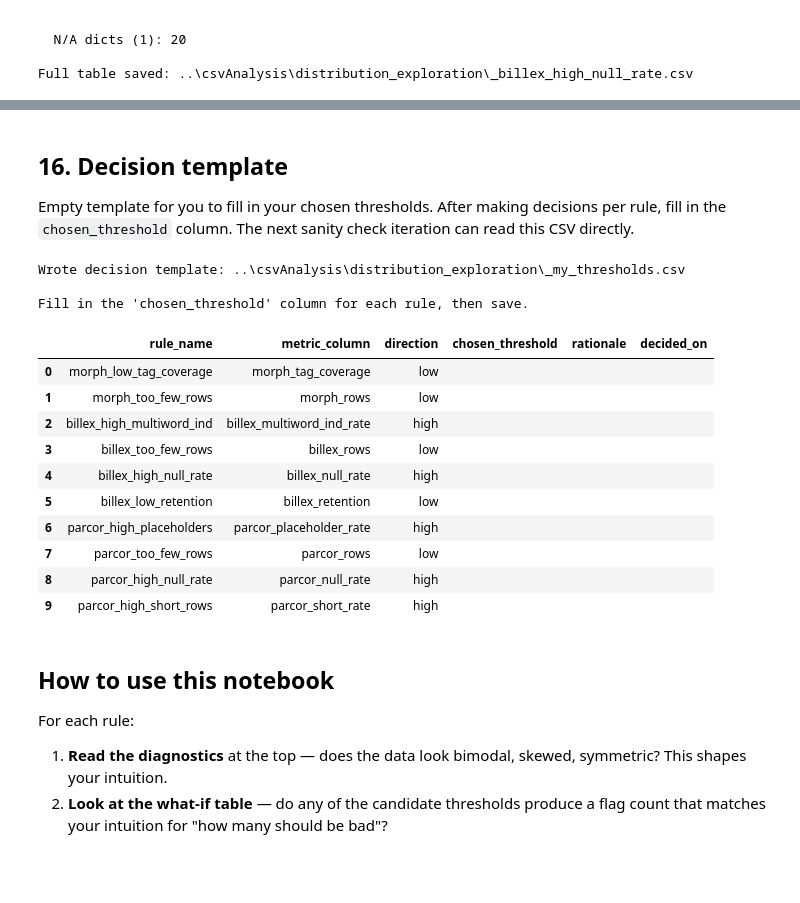
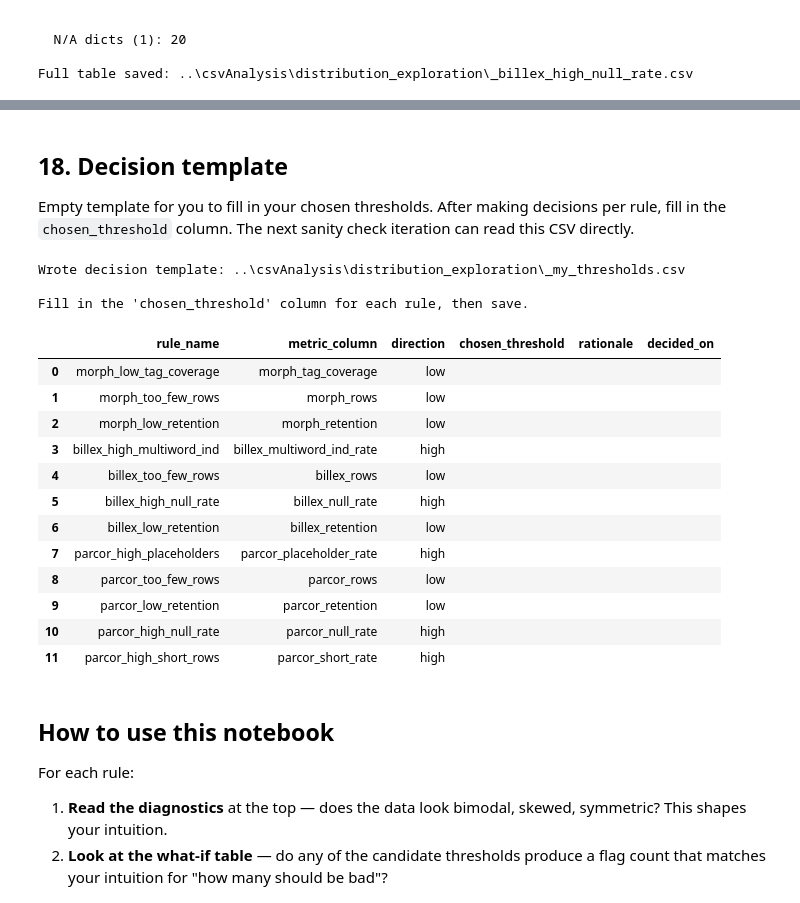
Before and after one commit to Pradiptaa/tugas-akhir-data-mining, a Jupyter notebook: TAEkstraksiKamus/postProcessing/Distribution Explorer.ipynb, the cells around one changed output, grey strips where cells are left out. Cells and saved outputs as stored; diff of their text form; code cells hidden in the pictures; blank space fills up the shorter version.

```diff
--- a/TAEkstraksiKamus/postProcessing/Distribution Explorer.ipynb
+++ b/TAEkstraksiKamus/postProcessing/Distribution Explorer.ipynb
@@ -513,0 +527,14 @@ Full table saved: ..\csvAnalysis\distribution_exploration\_morph_too_few_rows.cs
+# %%
+# Compute morph_retention if not already in metrics_df
+if "morph_retention" not in metrics_df.columns:
+    metrics_df["morph_retention"] = np.where(
+        metrics_df["prep_rows"] >= RETENTION_MIN_PREP_ROWS,
+        metrics_df["morph_rows"] / metrics_df["prep_rows"],
+        np.nan
+    )
+
+explore_rule(
+    rule_name="morph_low_retention",
+    metric_col="morph_retention",
+    direction="low",
+)
@@ -801,0 +876,14 @@ Full table saved: ..\csvAnalysis\distribution_exploration\_parcor_too_few_rows.c
+# %%
+# Compute parcor_retention if not already in metrics_df
+if "parcor_retention" not in metrics_df.columns:
+    metrics_df["parcor_retention"] = np.where(
+        metrics_df["prep_rows"] >= RETENTION_MIN_PREP_ROWS,
+        metrics_df["parcor_rows"] / metrics_df["prep_rows"],
+        np.nan
+    )
+
+explore_rule(
+    rule_name="parcor_low_retention",
+    metric_col="parcor_retention",
+    direction="low",
+)
@@ -925,41 +1213,43 @@ Wrote: ..\csvAnalysis\distribution_exploration\_per_rule_distributions.csv  (68
 # %% [markdown]
-## 16. Decision template
+## 18. Decision template
 
 Empty template for you to fill in your chosen thresholds. After making
 decisions per rule, fill in the `chosen_threshold` column. The next sanity
 check iteration can read this CSV directly.
 # %%
 template_rows = []
-rules_meta = [('morph_low_tag_coverage', 'morph_tag_coverage', 'low'), ('morph_too_few_rows', 'morph_rows', 'low'), ('billex_high_multiword_ind', 'billex_multiword_ind_rate', 'high'), ('billex_too_few_rows', 'billex_rows', 'low'), ('billex_high_null_rate', 'billex_null_rate', 'high'), ('billex_low_retention', 'billex_retention', 'low'), ('parcor_high_placeholders', 'parcor_placeholder_rate', 'high'), ('parcor_too_few_rows', 'parcor_rows', 'low'), ('parcor_high_null_rate', 'parcor_null_rate', 'high'), ('parcor_high_short_rows', 'parcor_short_rate', 'high')]
+rules_meta = [('morph_low_tag_coverage', 'morph_tag_coverage', 'low'), ('morph_too_few_rows', 'morph_rows', 'low'), ("morph_low_retention", "morph_retention", "low"), ('billex_high_multiword_ind', 'billex_multiword_ind_rate', 'high'), ('billex_too_few_rows', 'billex_rows', 'low'), ('billex_high_null_rate', 'billex_null_rate', 'high'), ('billex_low_retention', 'billex_retention', 'low'), ('parcor_high_placeholders', 'parcor_placeholder_rate', 'high'), ('parcor_too_few_rows', 'parcor_rows', 'low'), ("parcor_low_retention", "parcor_retention", "low"), ('parcor_high_null_rate', 'parcor_null_rate', 'high'), ('parcor_high_short_rows', 'parcor_short_rate', 'high')]
 for rule_name, metric_col, direction in rules_meta:
     template_rows.append({
         "rule_name":         rule_name,
         "metric_column":     metric_col,
         "direction":         direction,
         "chosen_threshold":  "",
         "rationale":         "",
         "decided_on":        "",
     })
 template_df = pd.DataFrame(template_rows)
 template_df.to_csv(DST_DIR / "_my_thresholds.csv", index=False)
 print(f"Wrote decision template: {DST_DIR / '_my_thresholds.csv'}")
 print(f"\nFill in the 'chosen_threshold' column for each rule, then save.")
 template_df
 # %% [output]
 Wrote decision template: ..\csvAnalysis\distribution_exploration\_my_thresholds.csv
 
 Fill in the 'chosen_threshold' column for each rule, then save.
 |  | rule_name | metric_column | direction | chosen_threshold | rationale | decided_on |
 | 0 | morph_low_tag_coverage | morph_tag_coverage | low |  |  |  |
 | 1 | morph_too_few_rows | morph_rows | low |  |  |  |
-| 2 | billex_high_multiword_ind | billex_multiword_ind_rate | high |  |  |  |
-| 3 | billex_too_few_rows | billex_rows | low |  |  |  |
-| 4 | billex_high_null_rate | billex_null_rate | high |  |  |  |
-| 5 | billex_low_retention | billex_retention | low |  |  |  |
-| 6 | parcor_high_placeholders | parcor_placeholder_rate | high |  |  |  |
-| 7 | parcor_too_few_rows | parcor_rows | low |  |  |  |
-| 8 | parcor_high_null_rate | parcor_null_rate | high |  |  |  |
-| 9 | parcor_high_short_rows | parcor_short_rate | high |  |  |  |
+| 2 | morph_low_retention | morph_retention | low |  |  |  |
+| 3 | billex_high_multiword_ind | billex_multiword_ind_rate | high |  |  |  |
+| 4 | billex_too_few_rows | billex_rows | low |  |  |  |
+| 5 | billex_high_null_rate | billex_null_rate | high |  |  |  |
+| 6 | billex_low_retention | billex_retention | low |  |  |  |
+| 7 | parcor_high_placeholders | parcor_placeholder_rate | high |  |  |  |
+| 8 | parcor_too_few_rows | parcor_rows | low |  |  |  |
+| 9 | parcor_low_retention | parcor_retention | low |  |  |  |
+| 10 | parcor_high_null_rate | parcor_null_rate | high |  |  |  |
+| 11 | parcor_high_short_rows | parcor_short_rate | high |  |  |  |
 # %% [markdown]
 ## How to use this notebook
 
```
Also changed, not shown: parts of 16 cells of this notebook, 4 other files.
